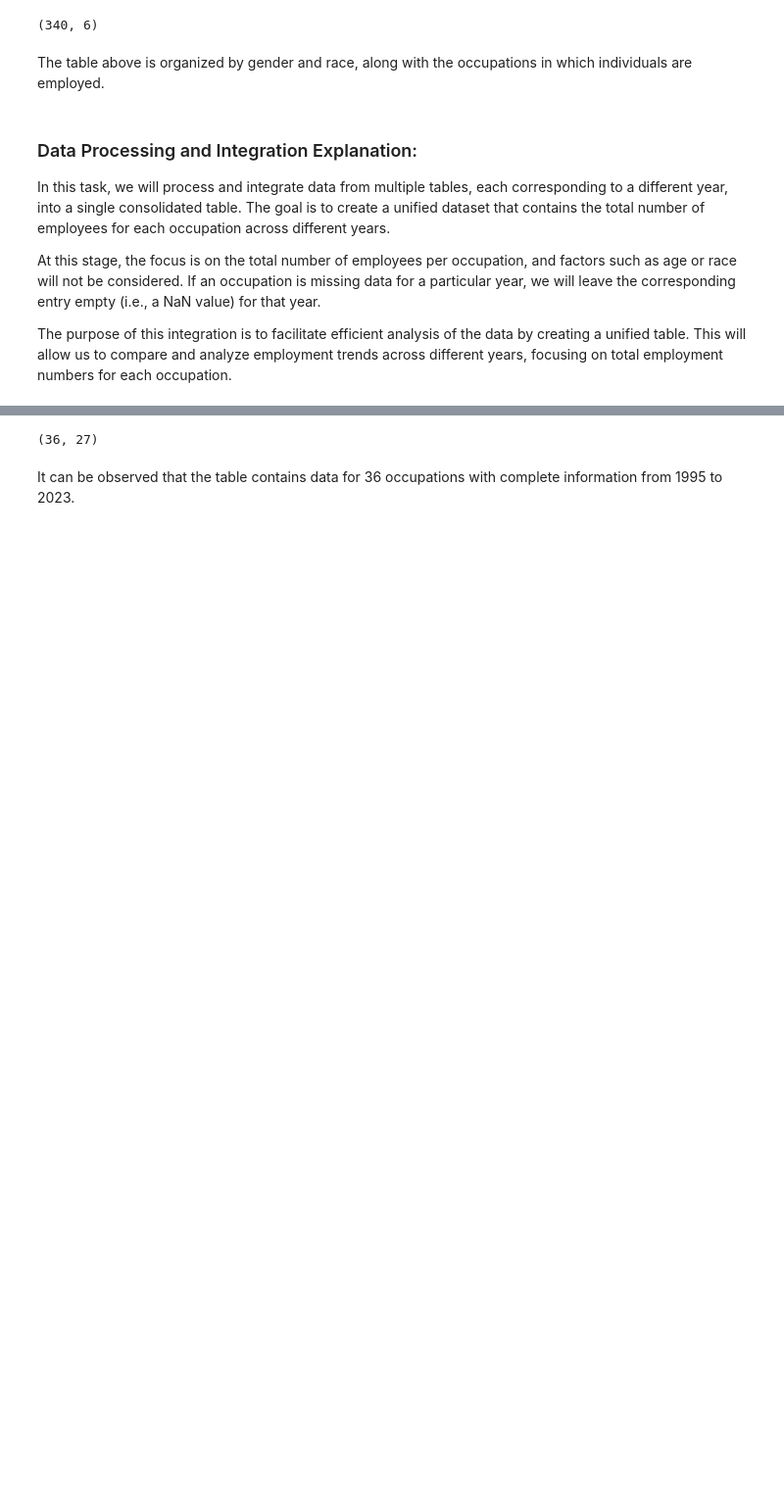
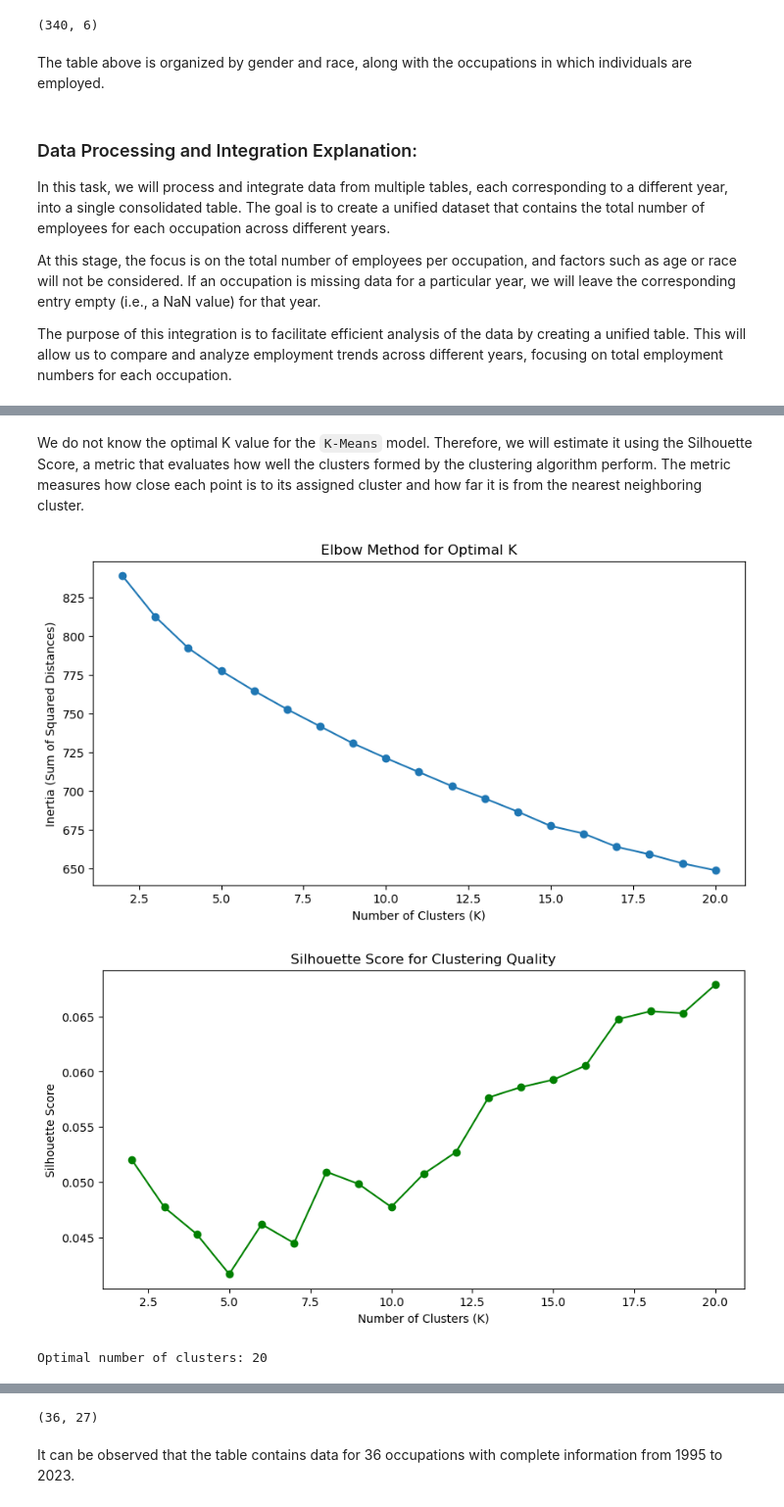
Before and after one commit to edenTamari/job-market-analysis-data-science-project, a Jupyter notebook: Data Science Project.ipynb, the cells around one changed output, grey strips where cells are left out. Shown at 98% size. Saved outputs shown, nothing was run; the diff lists cells and outputs as text; code cells hidden in the pictures; blank space fills up the shorter version.

```diff
--- a/Data Science Project.ipynb
+++ b/Data Science Project.ipynb
@@ -196,0 +241,47 @@ We will now review our newly created table and identify which occupations have d
+# %%
+# Load the dataset (assuming 'pivot_table' DataFrame contains the column 'Occupation')
+occupations = pivot_table.index.dropna().unique().tolist()  # Extract unique occupation names
+
+# Load the Sentence Transformer model for embeddings
+model = SentenceTransformer("all-MiniLM-L6-v2")
+
+# Convert occupation names into numerical vector representations (embeddings)
+occupation_embeddings = model.encode(occupations, convert_to_tensor=True).cpu().numpy()
+# %% [markdown]
+
+We do not know the optimal K value for the `K-Means` model. Therefore, we will estimate it using the Silhouette Score, a metric that evaluates how well the clusters formed by the clustering algorithm perform. The metric measures how close each point is to its assigned cluster and how far it is from the nearest neighboring cluster.
+# %%
+#  Step 1: Find the optimal number of clusters (Elbow Method)
+inertia = []
+silhouette_scores = []
+K_range = range(2, 21)  # Testing K values from 2 to 20
+
+for K in K_range:
+    kmeans = KMeans(n_clusters=K, random_state=42, n_init=10)
+    labels = kmeans.fit_predict(occupation_embeddings)
+    inertia.append(kmeans.inertia_)
+    silhouette_scores.append(silhouette_score(occupation_embeddings, labels))
+
+# Plot the Elbow Method
+plt.figure(figsize=(10, 5))
+plt.plot(K_range, inertia, marker="o")
+plt.xlabel("Number of Clusters (K)")
+plt.ylabel("Inertia (Sum of Squared Distances)")
+plt.title("Elbow Method for Optimal K")
+plt.show()
+
+# Plot the Silhouette Scores
+plt.figure(figsize=(10, 5))
+plt.plot(K_range, silhouette_scores, marker="o", color="green")
+plt.xlabel("Number of Clusters (K)")
+plt.ylabel("Silhouette Score")
+plt.title("Silhouette Score for Clustering Quality")
+plt.show()
+
+# Choose the best K based on the elbow point or silhouette score
+optimal_K = K_range[silhouette_scores.index(max(silhouette_scores))]
+print(f"Optimal number of clusters: {optimal_K}")
+# %% [output]
+[figure, added]
+[figure, added]
+Optimal number of clusters: 20
```
Also changed, not shown: parts of 28 cells of this notebook.
